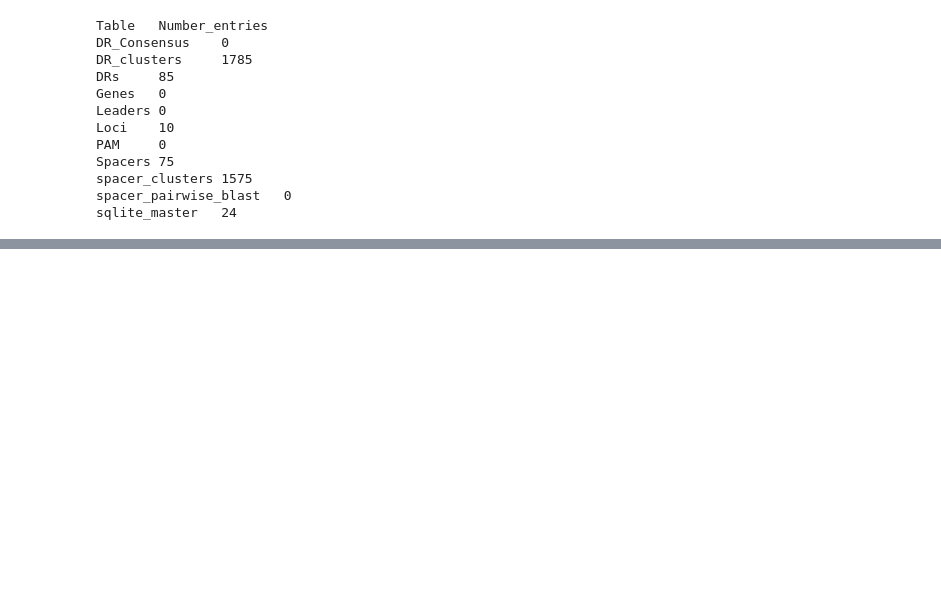
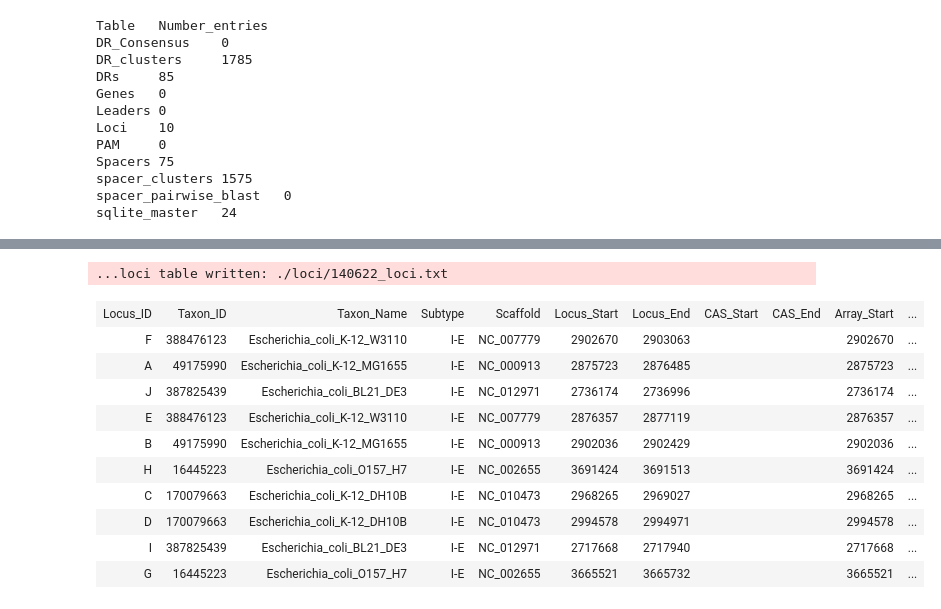
Before and after one commit to nick-youngblut/CLdb, a Jupyter notebook: examples/ecoli/ipynb/database_administration.ipynb, the cells around one changed output, grey strips where cells are left out. Cells and saved outputs as stored; diff of their text form; code cells hidden in the pictures; blank space fills up the shorter version.

```diff
--- a/examples/ecoli/ipynb/database_administration.ipynb
+++ b/examples/ecoli/ipynb/database_administration.ipynb
@@ -162,0 +186,35 @@ sqlite_master   24
+# %%
+%%bash -s "$CLdbDir" "$scriptDir"
+cd $1
+# writing loci table to file
+perl $2'CLdb_writeTable.pl' -d CLdb.sqlite -table loci -pre ./loci/140622
+# %% [output]
+...loci table written: ./loci/140622_loci.txt
+# %%
+# showing the loci table
+import csv
+from ipy_table import *
+lociFile = './loci/140622_loci.txt'
+
+# reading in file
+tbl = []
+with open(CLdbDir + lociFile, 'rb') as f:
+    reader = csv.reader(f, delimiter='\t')
+    for row in reader:
+        tbl.append(row)
+
+# making table
+make_table(tbl)
+apply_theme('basic')
+# %% [output]
+| Locus_ID | Taxon_ID | Taxon_Name | Subtype | Scaffold | Locus_Start | Locus_End | CAS_Start | CAS_End | Array_Start | ... |
+| F | 388476123 | Escherichia_coli_K-12_W3110 | I-E | NC_007779 | 2902670 | 2903063 |  |  | 2902670 | ... |
+| A | 49175990 | Escherichia_coli_K-12_MG1655 | I-E | NC_000913 | 2875723 | 2876485 |  |  | 2875723 | ... |
+| J | 387825439 | Escherichia_coli_BL21_DE3 | I-E | NC_012971 | 2736174 | 2736996 |  |  | 2736174 | ... |
+| E | 388476123 | Escherichia_coli_K-12_W3110 | I-E | NC_007779 | 2876357 | 2877119 |  |  | 2876357 | ... |
+| B | 49175990 | Escherichia_coli_K-12_MG1655 | I-E | NC_000913 | 2902036 | 2902429 |  |  | 2902036 | ... |
+| H | 16445223 | Escherichia_coli_O157_H7 | I-E | NC_002655 | 3691424 | 3691513 |  |  | 3691424 | ... |
+| C | 170079663 | Escherichia_coli_K-12_DH10B | I-E | NC_010473 | 2968265 | 2969027 |  |  | 2968265 | ... |
+| D | 170079663 | Escherichia_coli_K-12_DH10B | I-E | NC_010473 | 2994578 | 2994971 |  |  | 2994578 | ... |
+| I | 387825439 | Escherichia_coli_BL21_DE3 | I-E | NC_012971 | 2717668 | 2717940 |  |  | 2717668 | ... |
+| G | 16445223 | Escherichia_coli_O157_H7 | I-E | NC_002655 | 3665521 | 3665732 |  |  | 3665521 | ... |
```
Also changed, not shown: parts of 1 cell of this notebook, 8 other files.
